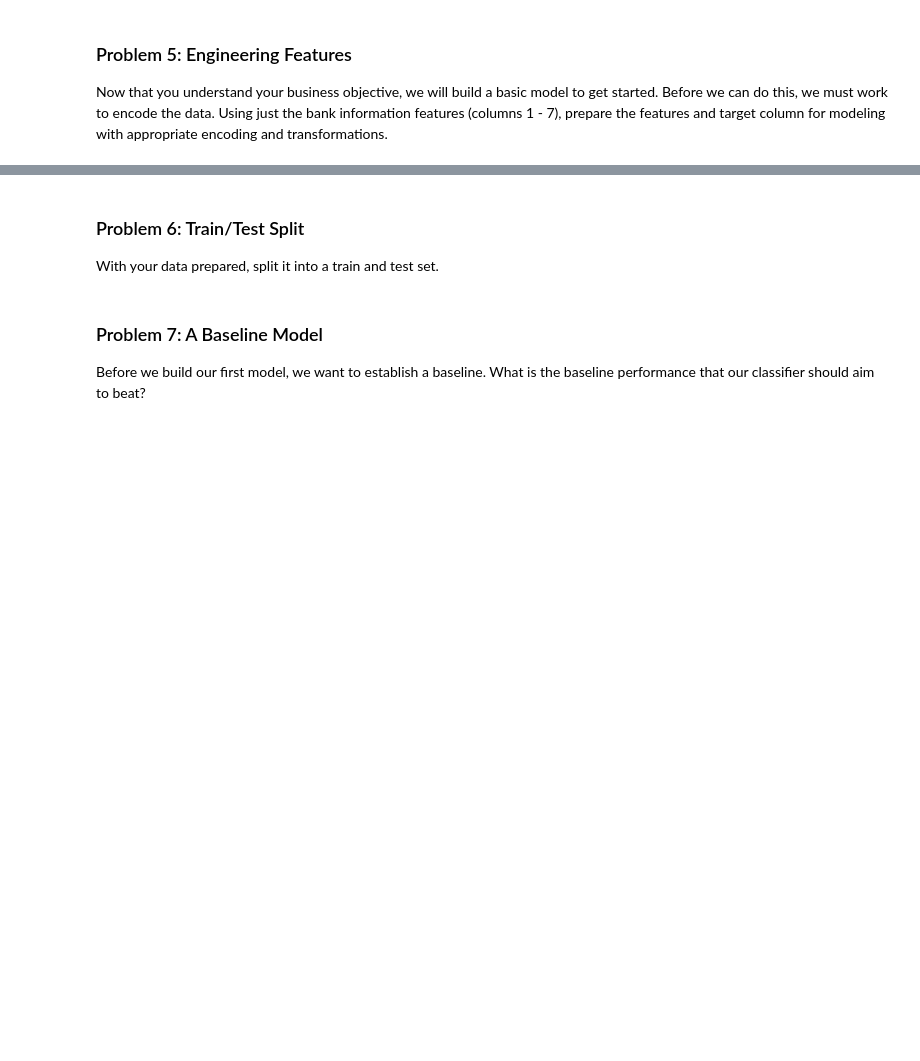
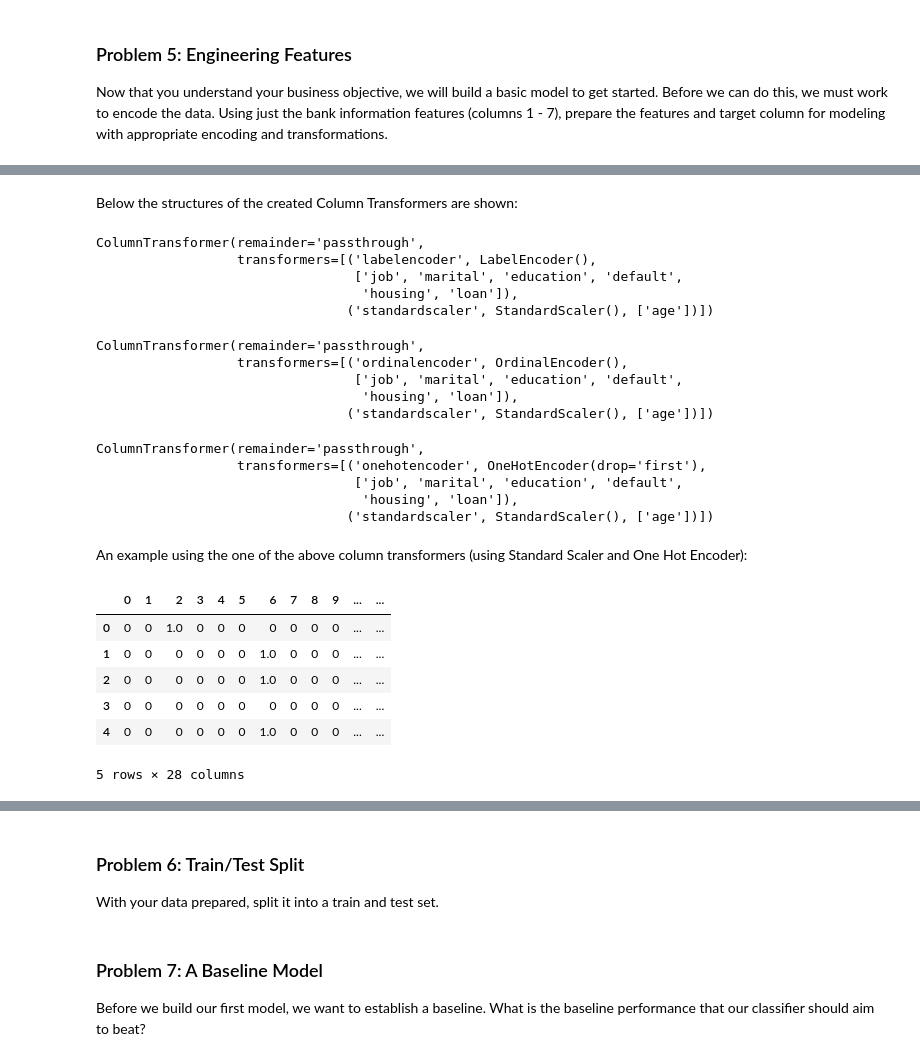
Before and after one commit to vtsou359/BankMarketing_ComparingClassifiers, a Jupyter notebook: bank_marketing.ipynb, the cells around one changed output, grey strips where cells are left out. Saved outputs shown, nothing was run; the diff lists cells and outputs as text; code cells hidden in the pictures; blank space fills up the shorter version.

```diff
--- a/bank_marketing.ipynb
+++ b/bank_marketing.ipynb
@@ -459,3 +459,13 @@ Moreover, I should consider using the **Area Under the Receiver Operating Charac
 ### Problem 5: Engineering Features
 
 Now that you understand your business objective, we will build a basic model to get started.  Before we can do this, we must work to encode the data.  Using just the bank information features (columns 1 - 7), prepare the features and target column for modeling with appropriate encoding and transformations.
+# %%
+# Get the names of the first seven columns
+first_seven_cols = df.columns[:7].tolist()
+# Add the target variable to the list of columns
+selected_cols = first_seven_cols + ['y']
+
+# Create the new dataframe
+df_new = df[selected_cols]
+
+df_new.info()
@@ -461,0 +525,44 @@ Now that you understand your business objective, we will build a basic model to
+# %% [markdown]
+Below the structures of the created Column Transformers are shown:
+# %%
+column_transformer_label
+# %% [output]
+ColumnTransformer(remainder='passthrough',
+                  transformers=[('labelencoder', LabelEncoder(),
+                                 ['job', 'marital', 'education', 'default',
+                                  'housing', 'loan']),
+                                ('standardscaler', StandardScaler(), ['age'])])
+# %%
+column_transformer_ordinal
+# %% [output]
+ColumnTransformer(remainder='passthrough',
+                  transformers=[('ordinalencoder', OrdinalEncoder(),
+                                 ['job', 'marital', 'education', 'default',
+                                  'housing', 'loan']),
+                                ('standardscaler', StandardScaler(), ['age'])])
+# %%
+column_transformer_onehot
+# %% [output]
+ColumnTransformer(remainder='passthrough',
+                  transformers=[('onehotencoder', OneHotEncoder(drop='first'),
+                                 ['job', 'marital', 'education', 'default',
+                                  'housing', 'loan']),
+                                ('standardscaler', StandardScaler(), ['age'])])
+# %% [markdown]
+An example using the one of the above column transformers (using Standard Scaler and One Hot Encoder):
+# %%
+# fitting the column transformer to data
+processor_OH = column_transformer_onehot.fit(df_new[first_seven_cols])
+# transforming the data
+transformed_data = processor_OH.transform(df_new[first_seven_cols])
+# converting the transformed data to a DataFrame
+df_transformed = pd.DataFrame.sparse.from_spmatrix(transformed_data)
+df_transformed.head()
+# %% [output]
+|  | 0 | 1 | 2 | 3 | 4 | 5 | 6 | 7 | 8 | 9 | ... | ... |
+| 0 | 0 | 0 | 1.0 | 0 | 0 | 0 | 0 | 0 | 0 | 0 | ... | ... |
+| 1 | 0 | 0 | 0 | 0 | 0 | 0 | 1.0 | 0 | 0 | 0 | ... | ... |
+| 2 | 0 | 0 | 0 | 0 | 0 | 0 | 1.0 | 0 | 0 | 0 | ... | ... |
+| 3 | 0 | 0 | 0 | 0 | 0 | 0 | 0 | 0 | 0 | 0 | ... | ... |
+| 4 | 0 | 0 | 0 | 0 | 0 | 0 | 1.0 | 0 | 0 | 0 | ... | ... |
+5 rows × 28 columns
```
Also changed, not shown: parts of 8 cells of this notebook.
